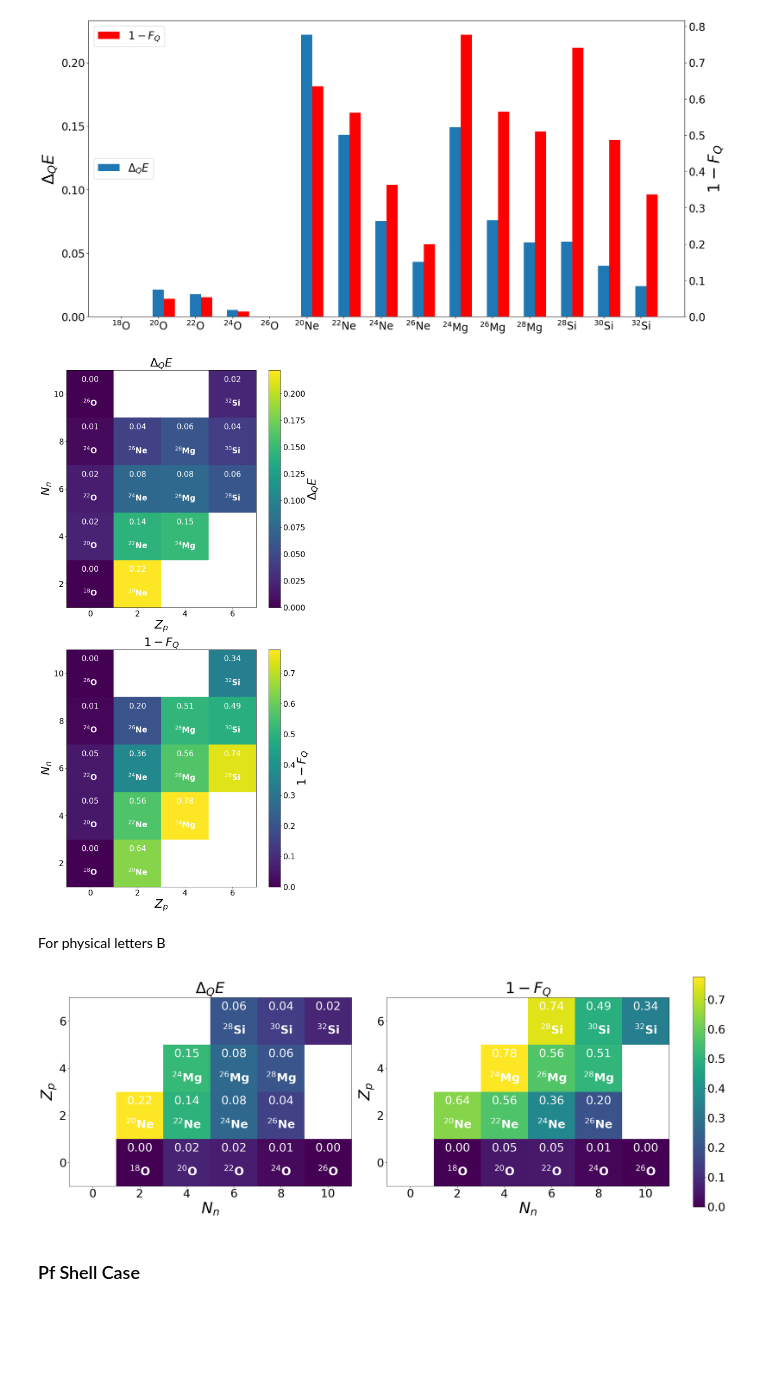
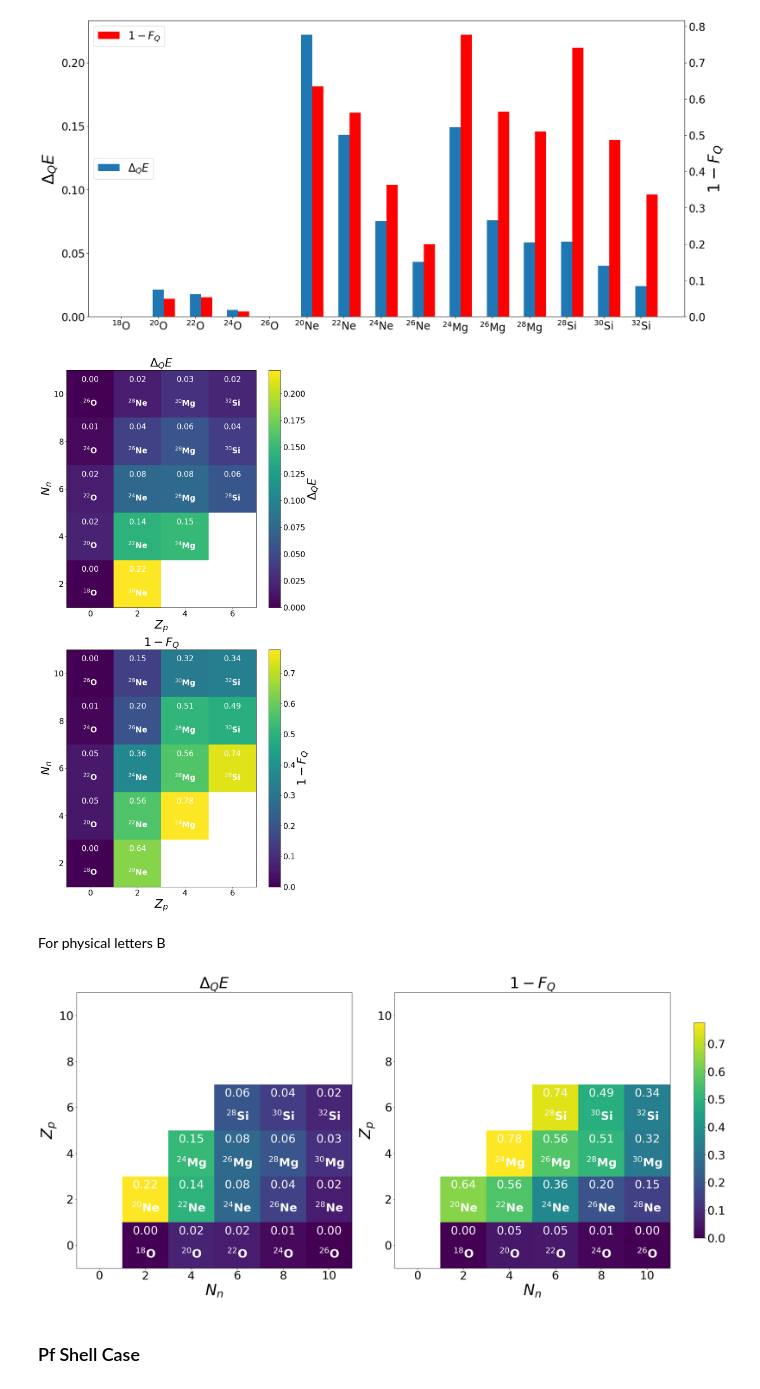
Before and after one commit to emacosta95/2nd_qa4nsm, a Jupyter notebook: AnalysisQHQ.ipynb, the cells around one changed output. Saved outputs shown, nothing was run; the diff lists cells and outputs as text; code cells hidden in the pictures; blank space fills up the shorter version.

Commit message:
wait for S^32 in the plot

```diff
--- a/AnalysisQHQ.ipynb
+++ b/AnalysisQHQ.ipynb
@@ -438,8 +438,8 @@ SPS=SingleParticleState(file_name=file_name)
 print(SPS.energies.shape)
 
 
-nparts=[(2,0),(4,0),(6,0),(8,0),(10,0),(2,2),(4,2),(6,2),(8,2),(4,4),(6,4),(8,4),(6,6),(8,6),(10,6)]
-titles=[r'$^{18}$O',r'$^{20}$O',r'$^{22}$O',r'$^{24}$O',r'$^{26}$O',r'$^{20}$Ne',r'$^{22}$Ne',r'$^{24}$Ne',r'$^{26}$Ne',r'$^{24}$Mg',r'$^{26}$Mg',r'$^{28}$Mg',r'$^{28}$Si',r'$^{30}$Si',r'$^{32}$Si']
+nparts=[(2,0),(4,0),(6,0),(8,0),(10,0),(2,2),(4,2),(6,2),(8,2),(10,2),(4,4),(6,4),(8,4),(10,4),(6,6),(8,6),(10,6),(8,8),(10,8),(10,10)]
+titles=[r'$^{18}$O',r'$^{20}$O',r'$^{22}$O',r'$^{24}$O',r'$^{26}$O',r'$^{20}$Ne',r'$^{22}$Ne',r'$^{24}$Ne',r'$^{26}$Ne',r'$^{28}$Ne',r'$^{24}$Mg',r'$^{26}$Mg',r'$^{28}$Mg',r'$^{30}$Mg',r'$^{28}$Si',r'$^{30}$Si',r'$^{32}$Si',r'$^{32}$S',r'$^{34}$S','r$^{36}$Ar']
 
 size_a=SPS.energies.shape[0]//2
 size_b=SPS.energies.shape[0]//2
@@ -624,7 +624,7 @@ ax[0].tick_params(labelsize=20)
 plt.tight_layout()
 plt.show()
 # %% [output]
-[figure, old version]
+[figure, new version]
 # %% [markdown]
 For physical letters B
 # %%
@@ -636,7 +636,7 @@ fig, ax = plt.subplots(1, 2, figsize=(25, 12), constrained_layout=True)
 ### ---------- First plot: Δ_Q E ---------- ###
 values = energy_errors
 
-protons = [0, 2, 4, 6]
+protons = [0, 2, 4, 6,8,10]
 neutrons = [0, 2, 4, 6, 8, 10]
 p_idx = {p: i for i, p in enumerate(protons)}
 n_idx = {n: i for i, n in enumerate(neutrons)}
@@ -672,34 +672,34 @@ for (n, p), val in zip(nparts, values):
     matrix[p_idx[p], n_idx[n]] = val
 
 im1 = ax[1].imshow(matrix, cmap='viridis', origin='lower')
 
 ax[1].set_xticks(np.arange(len(neutrons)))
 ax[1].set_yticks(np.arange(len(protons)))
 ax[1].set_xticklabels(neutrons, fontsize=20)
 ax[1].set_yticklabels(protons, fontsize=20)
 ax[1].set_xlabel(r"$N_n$", fontsize=40)
 ax[1].set_ylabel(r"$Z_p$", fontsize=40)
 ax[1].set_title(r'$1-F_Q$', fontsize=40)
 ax[1].tick_params(labelsize=30)
 
 for (n, p), title, val in zip(nparts, titles, values):
     i, j = p_idx[p], n_idx[n]
     if not np.isnan(val):
         ax[1].text(j, i - 0.2, f"{title}", ha='center', va='center',
                    color='white', fontsize=30, weight='bold')
         ax[1].text(j, i + 0.3, f"{val:.2f}", ha='center', va='center',
                    color='white', fontsize=30)
 
 
 ### ---------- Single shared colorbar ---------- ###
 # Use the last heatmap (im1) just for reference; both use same colormap
 cbar = fig.colorbar(im1, ax=ax, location='right', fraction=0.046, pad=0.04,shrink=0.7)
 cbar.ax.tick_params(labelsize=30)
 #cbar.set_label(r'Color scale', fontsize=20)  # <- change label if needed
 
 plt.show()
 # %% [output]
-[figure, old version]
+[figure, new version]
 # %% [markdown]
 ### Pf Shell Case
 # %% [markdown]
```
Also changed, not shown: parts of 1 cell of this notebook.
